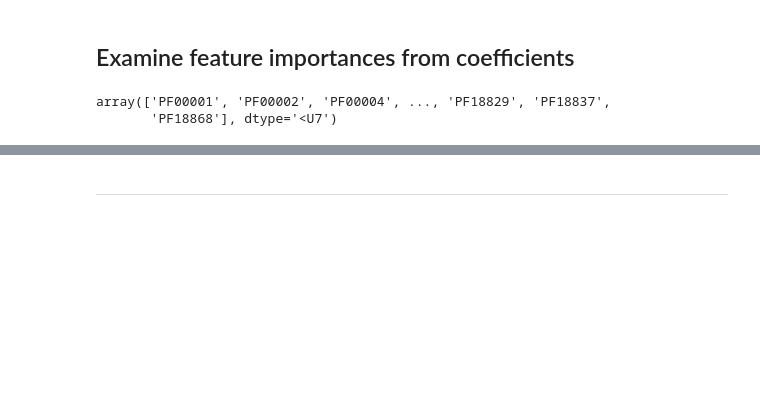
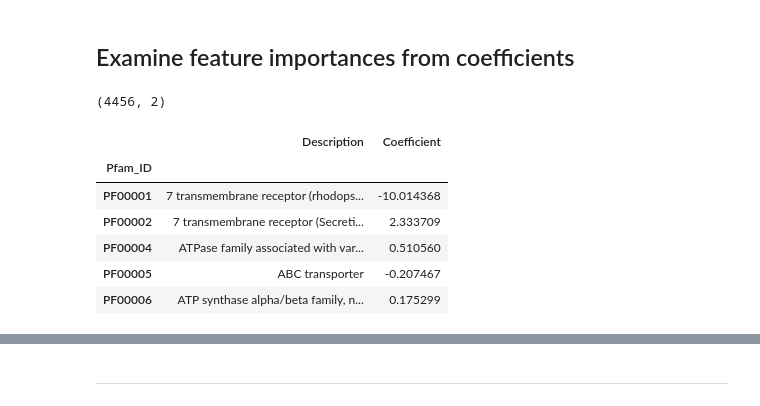
Before and after one commit to reinhartg/HP-PPI-prediction, a Jupyter notebook: codes/4. Classifier Training.ipynb, the cells around one changed output, grey strips where cells are left out. Saved outputs shown, nothing was run; the diff lists cells and outputs as text; code cells hidden in the pictures; blank space fills up the shorter version.

```diff
--- a/codes/4. Classifier Training.ipynb
+++ b/codes/4. Classifier Training.ipynb
@@ -238,13 +265,22 @@ _ = pipe.fit(X, y)
 _ = joblib.dump(pipe, 'best_model.pkl')
 # %% [markdown]
 ## Examine feature importances from coefficients
-# %%
-# Get feature names: Pfam set
-feat_names = np.array(joblib.load('pfam.pkl')[1])
-feat_names
-# %% [output]
-array(['PF00001', 'PF00002', 'PF00004', ..., 'PF18829', 'PF18837',
-       'PF18868'], dtype='<U7')
+# %%
+# Get Pfam domains as feature names
+f_in = os.path.join(parent_dir, 'processed_data', 'pfam_domain_descriptions.tsv')
+df_pfam = pd.read_csv(f_in, sep='\t', index_col='Pfam_ID')
+
+df_pfam.shape
+df_pfam.head()
+# %% [output]
+(4456, 2)
+|  | Description | Coefficient |
+| Pfam_ID |  |  |
+| PF00001 | 7 transmembrane receptor (rhodops... | -10.014368 |
+| PF00002 | 7 transmembrane receptor (Secreti... | 2.333709 |
+| PF00004 | ATPase family associated with var... | 0.510560 |
+| PF00005 | ABC transporter | -0.207467 |
+| PF00006 | ATP synthase alpha/beta family, n... | 0.175299 |
 # %%
 # Get model coefficients
 pipe = joblib.load('best_model.pkl')
```
Also changed, not shown: parts of 8 cells of this notebook, 1 other file.
